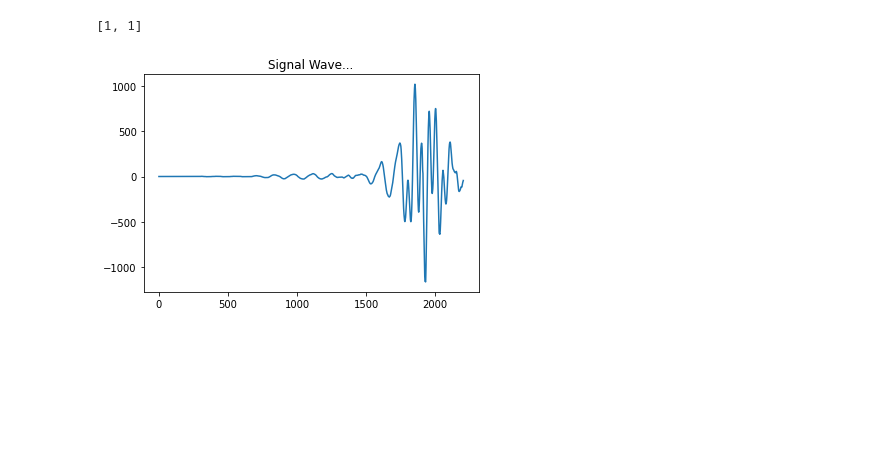
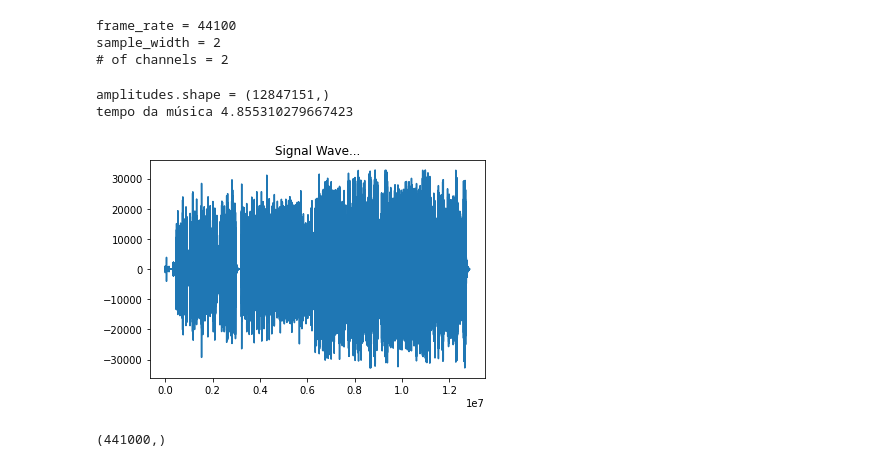
Before and after one commit to Highlight-Rhymes/syllables-separator, a Jupyter notebook: vocals_analyse.ipynb, the cells around one changed output. Drawn from its saved outputs; the diff is of its cells as text; code cells hidden in the pictures; blank space fills up the shorter version.

Commit message:
slicing vocals and plotting amplitudes and a shitty experiment on syllable separation=

```diff
--- a/vocals_analyse.ipynb
+++ b/vocals_analyse.ipynb
@@ -1,5 +1,11 @@
 # %%
 from pydub import AudioSegment
+from pydub.playback import play
+from pydub.silence import split_on_silence
+import matplotlib.pyplot as plt
+import numpy as np
+import wave
+import sys
 import os
 
 sample_path = os.path.join('data', 'vocais', 'eu-nao-te-amo-don-l.mp3.wav')
@@ -17,21 +23,37 @@ sample_size = sample.sample_width
 
 # get channels
 channels = sample.channels
+
+print('frame_rate = {}\nsample_width = {}\n# of channels = {}'.format(sample_rate, sample_size, channels))
+# %% [output]
+frame_rate = 44100
+sample_width = 2
+# of channels = 2
-# %%
-#plot
-import matplotlib.pyplot as plt
-import numpy as np
-import wave
-import sys
-
-channels_audios = sample.split_to_mono() # retorna arary com 2 canais
-
-print([ x.channels for x in channels_audios ])
-
-plt.figure(1)
-plt.title("Signal Wave...")
-plt.plot(np.array(channels_audios[0][0:50].get_array_of_samples()))
-plt.show()
-# %% [output]
-[1, 1]
-[figure, removed]
+# %%
+#plot
+channels_audios = sample.split_to_mono() # retorna arary com 2 canais
+# play(channels_audios[0])
+amplitudes = np.array(channels_audios[0].get_array_of_samples())
+tempo_musica = amplitudes.shape[0] / sample_rate
+print("amplitudes.shape = {}".format(amplitudes.shape))
+print("tempo da música", tempo_musica / 60 ) # tempo da música em minutos
+
+def plot_amplitudes(amplitudes):
+    plt.figure(1)
+    plt.title("Signal Wave...")
+    plt.plot(amplitudes)
+    plt.show()
+
+plot_amplitudes(amplitudes)
+# %% [output]
+amplitudes.shape = (12847151,)
+tempo da música 4.855310279667423
+[figure, added]
+# %%
+def slice_amplitudes(amplitudes, start, end, frame_rate):
+    return amplitudes[start*sample_rate:end*sample_rate]
+
+slice_vocais = slice_amplitudes(amplitudes, 10, 20, sample_rate)
+print(slice_vocais.shape)
+# %% [output]
+(441000,)
```
Also changed, not shown: parts of 3 cells of this notebook.
